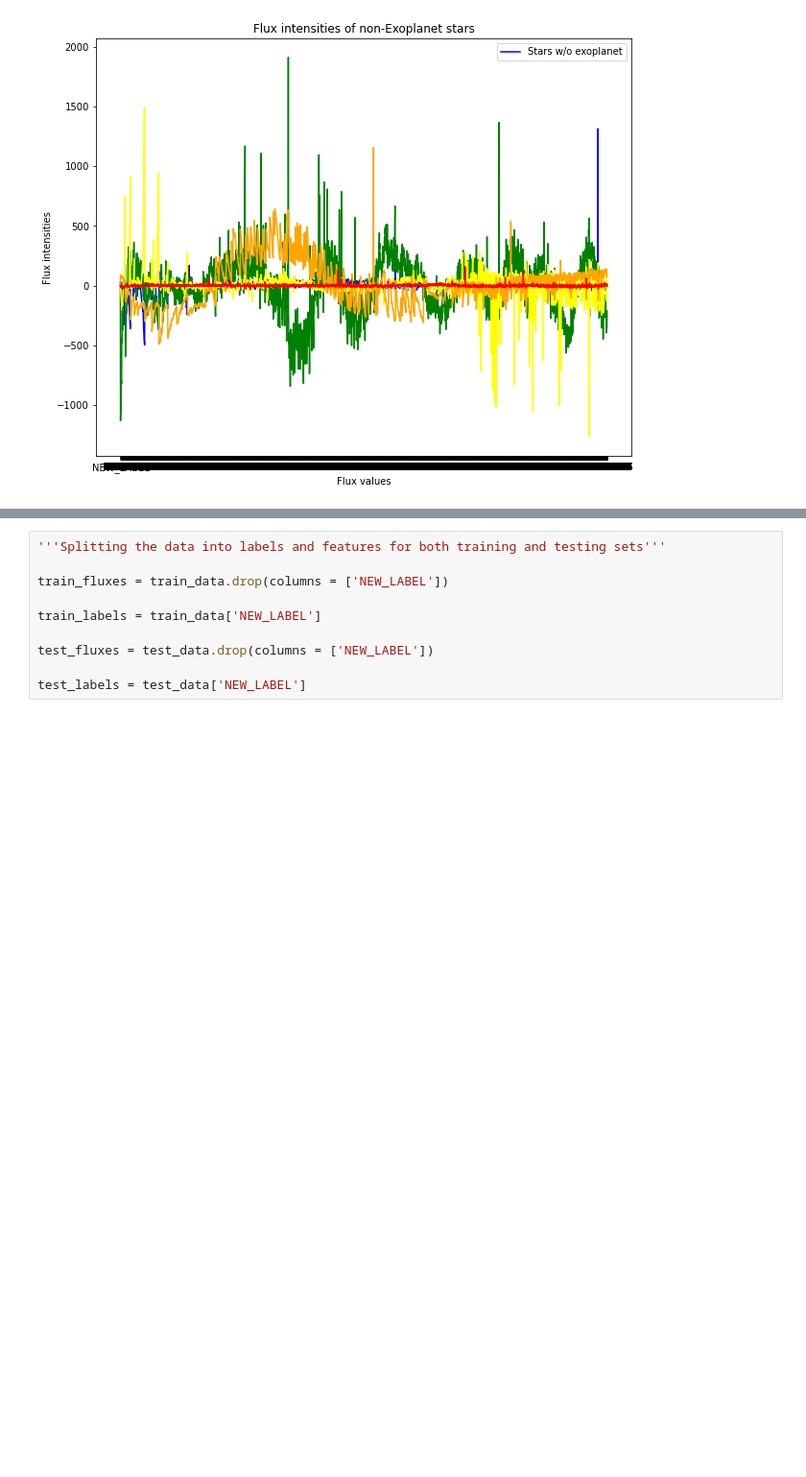
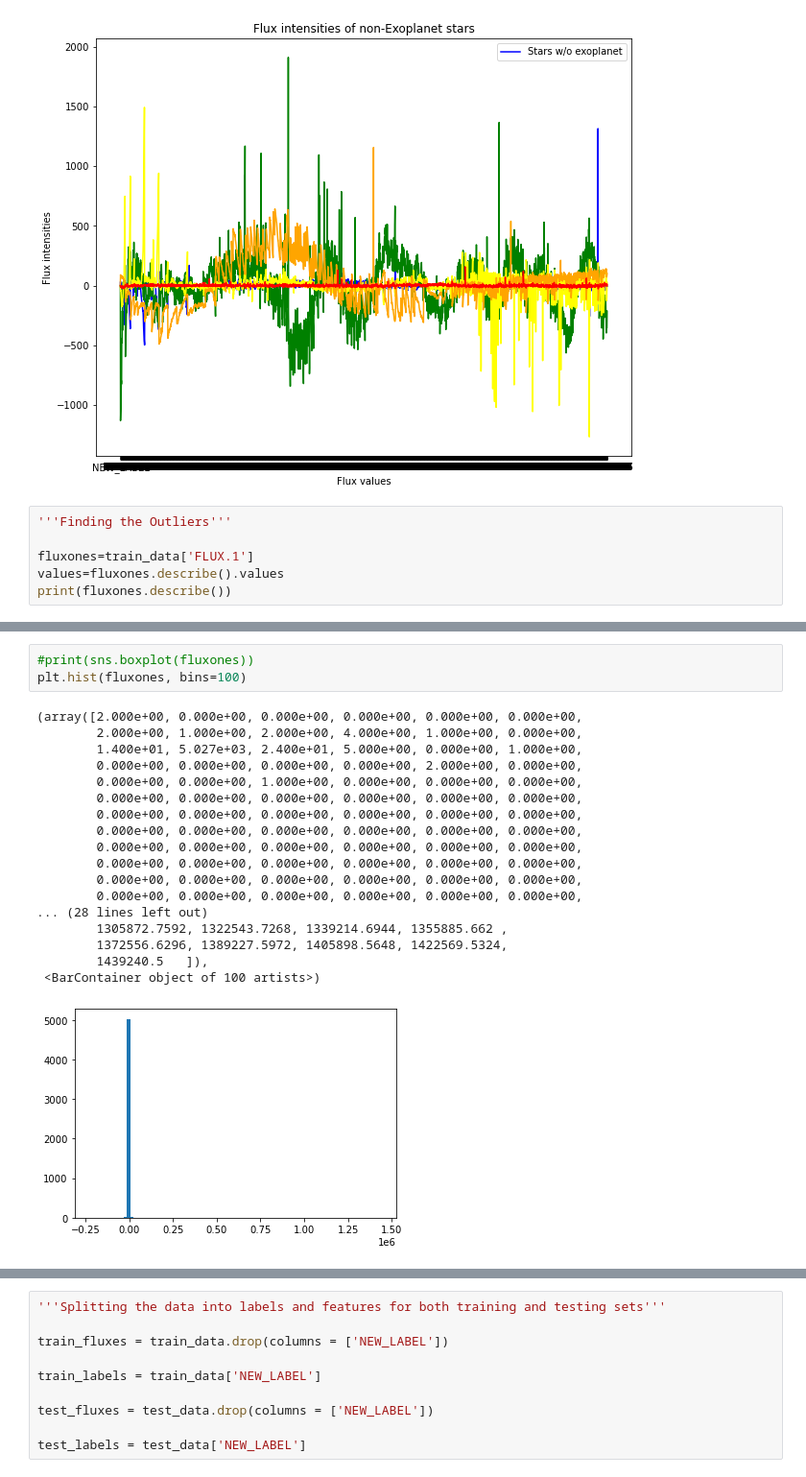
Before and after one commit to Shield94/CMSE202_Project, a Jupyter notebook: Semester Project.ipynb, the cells around one changed output, grey strips where cells are left out. Shown: that part at 96% size. Cells and saved outputs as stored; diff of their text form; blank space fills up the shorter version.

```diff
--- a/Semester Project.ipynb
+++ b/Semester Project.ipynb
@@ -102,3 +103,9 @@ plt.legend()
 plt.show()
 # %% [output]
 [figure]
+# %%
+'''Finding the Outliers'''
+
+fluxones=train_data['FLUX.1']
+values=fluxones.describe().values
+print(fluxones.describe())
@@ -104,0 +147,22 @@ plt.show()
+# %%
+#print(sns.boxplot(fluxones))
+plt.hist(fluxones, bins=100)
+# %% [output]
+(array([2.000e+00, 0.000e+00, 0.000e+00, 0.000e+00, 0.000e+00, 0.000e+00,
+        2.000e+00, 1.000e+00, 2.000e+00, 4.000e+00, 1.000e+00, 0.000e+00,
+        1.400e+01, 5.027e+03, 2.400e+01, 5.000e+00, 0.000e+00, 1.000e+00,
+        0.000e+00, 0.000e+00, 0.000e+00, 0.000e+00, 2.000e+00, 0.000e+00,
+        0.000e+00, 0.000e+00, 1.000e+00, 0.000e+00, 0.000e+00, 0.000e+00,
+        0.000e+00, 0.000e+00, 0.000e+00, 0.000e+00, 0.000e+00, 0.000e+00,
+        0.000e+00, 0.000e+00, 0.000e+00, 0.000e+00, 0.000e+00, 0.000e+00,
+        0.000e+00, 0.000e+00, 0.000e+00, 0.000e+00, 0.000e+00, 0.000e+00,
+        0.000e+00, 0.000e+00, 0.000e+00, 0.000e+00, 0.000e+00, 0.000e+00,
+        0.000e+00, 0.000e+00, 0.000e+00, 0.000e+00, 0.000e+00, 0.000e+00,
+        0.000e+00, 0.000e+00, 0.000e+00, 0.000e+00, 0.000e+00, 0.000e+00,
+        0.000e+00, 0.000e+00, 0.000e+00, 0.000e+00, 0.000e+00, 0.000e+00,
+... (28 lines left out)
+        1305872.7592, 1322543.7268, 1339214.6944, 1355885.662 ,
+        1372556.6296, 1389227.5972, 1405898.5648, 1422569.5324,
+        1439240.5   ]),
+ <BarContainer object of 100 artists>)
+[figure, added]
```
Also changed, not shown: parts of 4 cells of this notebook.
